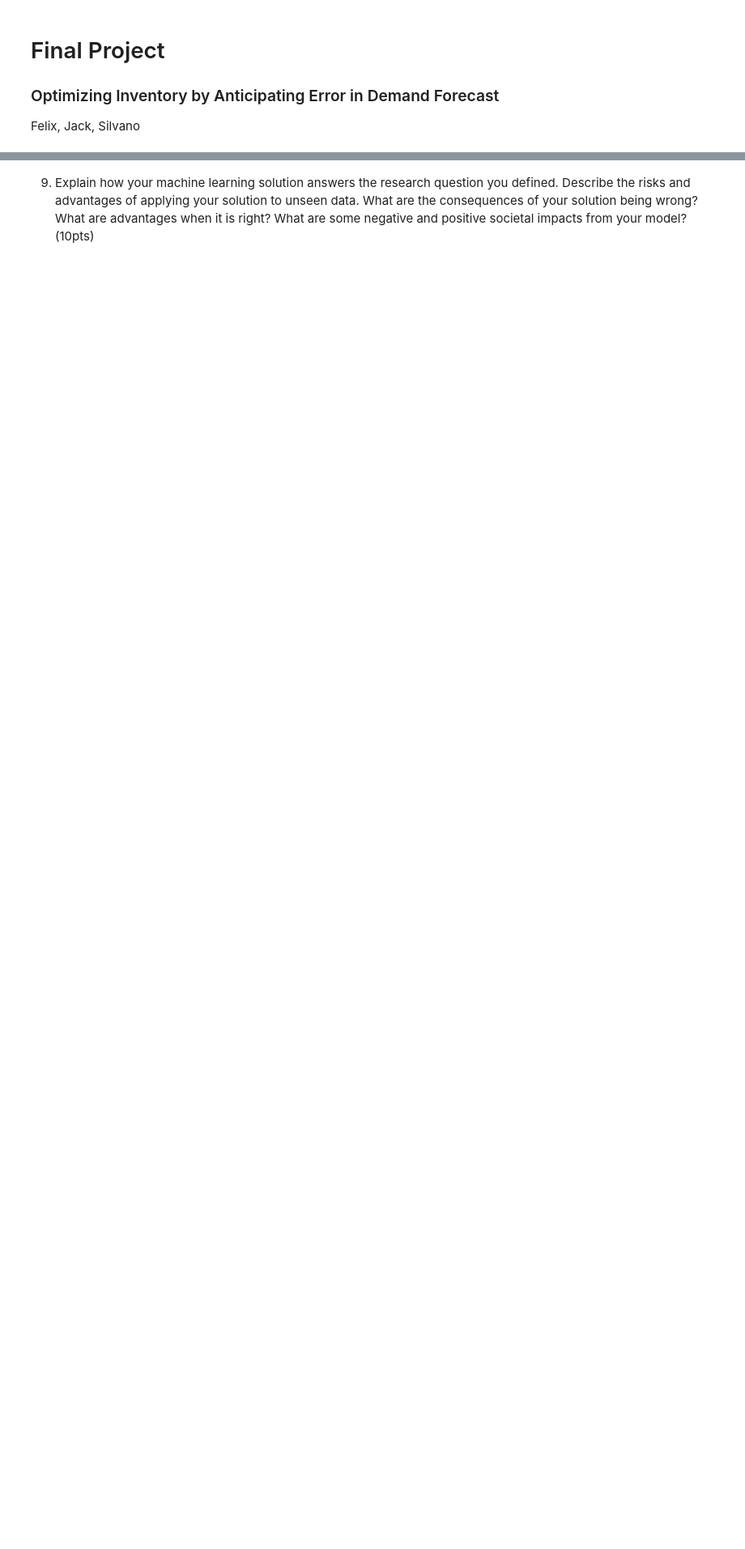
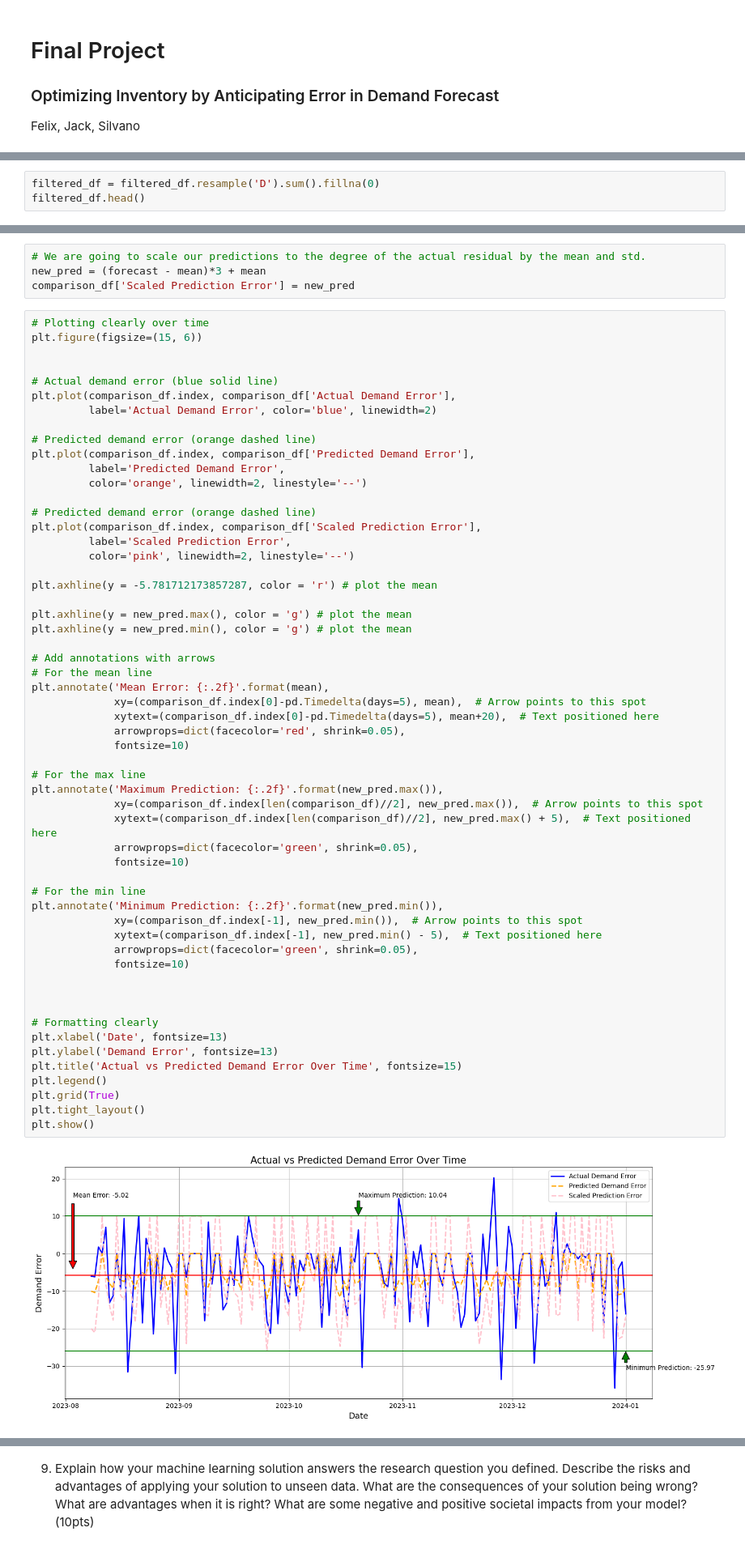
Before and after one commit to silvanoross/IMT574_FinalProject, a Jupyter notebook: IMT574_FinalProject.ipynb, the cells around one changed output, grey strips where cells are left out. Shown at 81% size. Drawn from its saved outputs; the diff is of its cells as text; blank space fills up the shorter version.

```diff
--- a/IMT574_FinalProject.ipynb
+++ b/IMT574_FinalProject.ipynb
@@ -67,0 +426,3 @@ Felix, Jack, Silvano
+# %%
+filtered_df = filtered_df.resample('D').sum().fillna(0)
+filtered_df.head()
@@ -67,0 +663,62 @@ Felix, Jack, Silvano
+# %%
+# We are going to scale our predictions to the degree of the actual residual by the mean and std.
+new_pred = (forecast - mean)*3 + mean
+comparison_df['Scaled Prediction Error'] = new_pred
+# %%
+# Plotting clearly over time
+plt.figure(figsize=(15, 6))
+
+
+# Actual demand error (blue solid line)
+plt.plot(comparison_df.index, comparison_df['Actual Demand Error'],
+         label='Actual Demand Error', color='blue', linewidth=2)
+
+# Predicted demand error (orange dashed line)
+plt.plot(comparison_df.index, comparison_df['Predicted Demand Error'],
+         label='Predicted Demand Error',
+         color='orange', linewidth=2, linestyle='--')
+
+# Predicted demand error (orange dashed line)
+plt.plot(comparison_df.index, comparison_df['Scaled Prediction Error'],
+         label='Scaled Prediction Error',
+         color='pink', linewidth=2, linestyle='--')
+
+plt.axhline(y = -5.781712173857287, color = 'r') # plot the mean
+
+plt.axhline(y = new_pred.max(), color = 'g') # plot the mean
+plt.axhline(y = new_pred.min(), color = 'g') # plot the mean
+
+# Add annotations with arrows
+# For the mean line
+plt.annotate('Mean Error: {:.2f}'.format(mean),
+             xy=(comparison_df.index[0]-pd.Timedelta(days=5), mean),  # Arrow points to this spot
+             xytext=(comparison_df.index[0]-pd.Timedelta(days=5), mean+20),  # Text positioned here
+             arrowprops=dict(facecolor='red', shrink=0.05),
+             fontsize=10)
+
+# For the max line
+plt.annotate('Maximum Prediction: {:.2f}'.format(new_pred.max()),
+             xy=(comparison_df.index[len(comparison_df)//2], new_pred.max()),  # Arrow points to this spot
+             xytext=(comparison_df.index[len(comparison_df)//2], new_pred.max() + 5),  # Text positioned here
+             arrowprops=dict(facecolor='green', shrink=0.05),
+             fontsize=10)
+
+# For the min line
+plt.annotate('Minimum Prediction: {:.2f}'.format(new_pred.min()),
+             xy=(comparison_df.index[-1], new_pred.min()),  # Arrow points to this spot
+             xytext=(comparison_df.index[-1], new_pred.min() - 5),  # Text positioned here
+             arrowprops=dict(facecolor='green', shrink=0.05),
+             fontsize=10)
+
+
+
+# Formatting clearly
+plt.xlabel('Date', fontsize=13)
+plt.ylabel('Demand Error', fontsize=13)
+plt.title('Actual vs Predicted Demand Error Over Time', fontsize=15)
+plt.legend()
+plt.grid(True)
+plt.tight_layout()
+plt.show()
+# %% [output]
+[figure, added]
```
Also changed, not shown: parts of 51 cells of this notebook, 2 other files.
